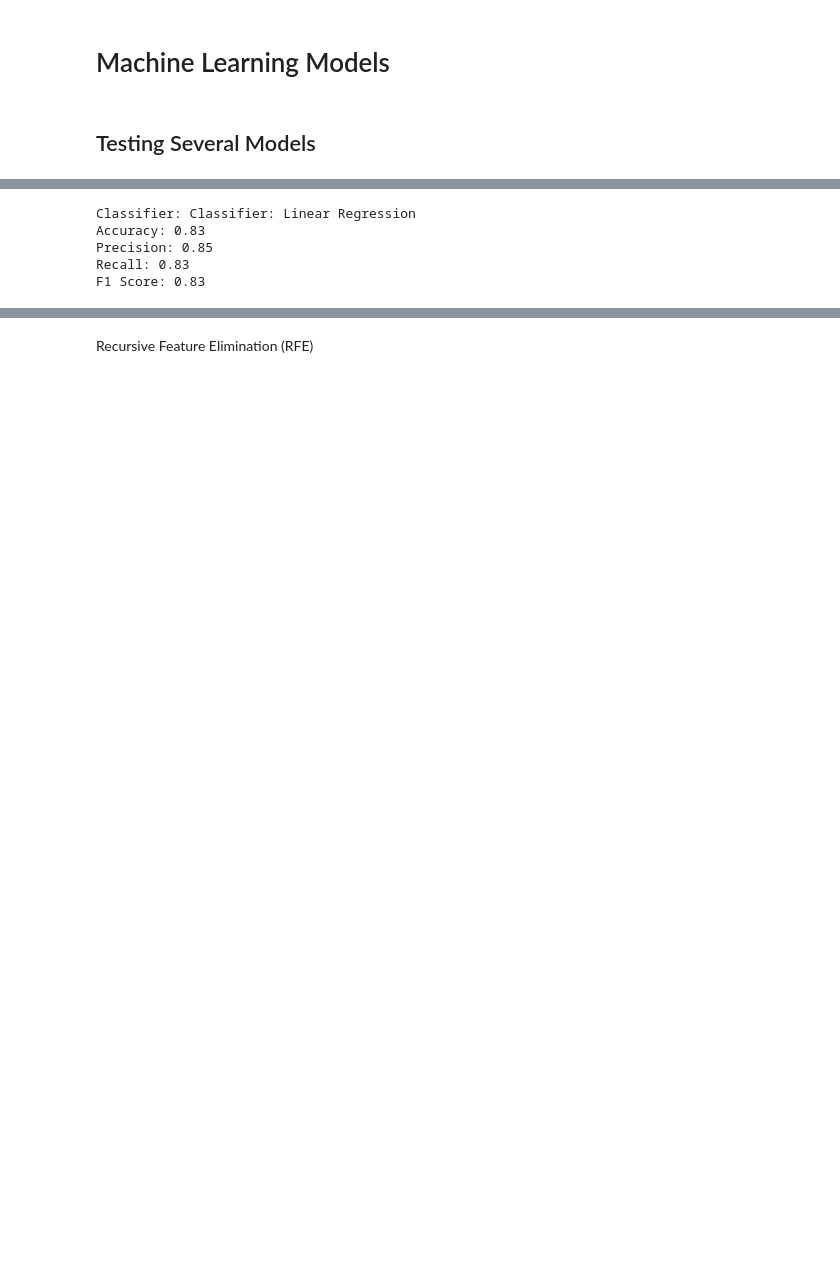
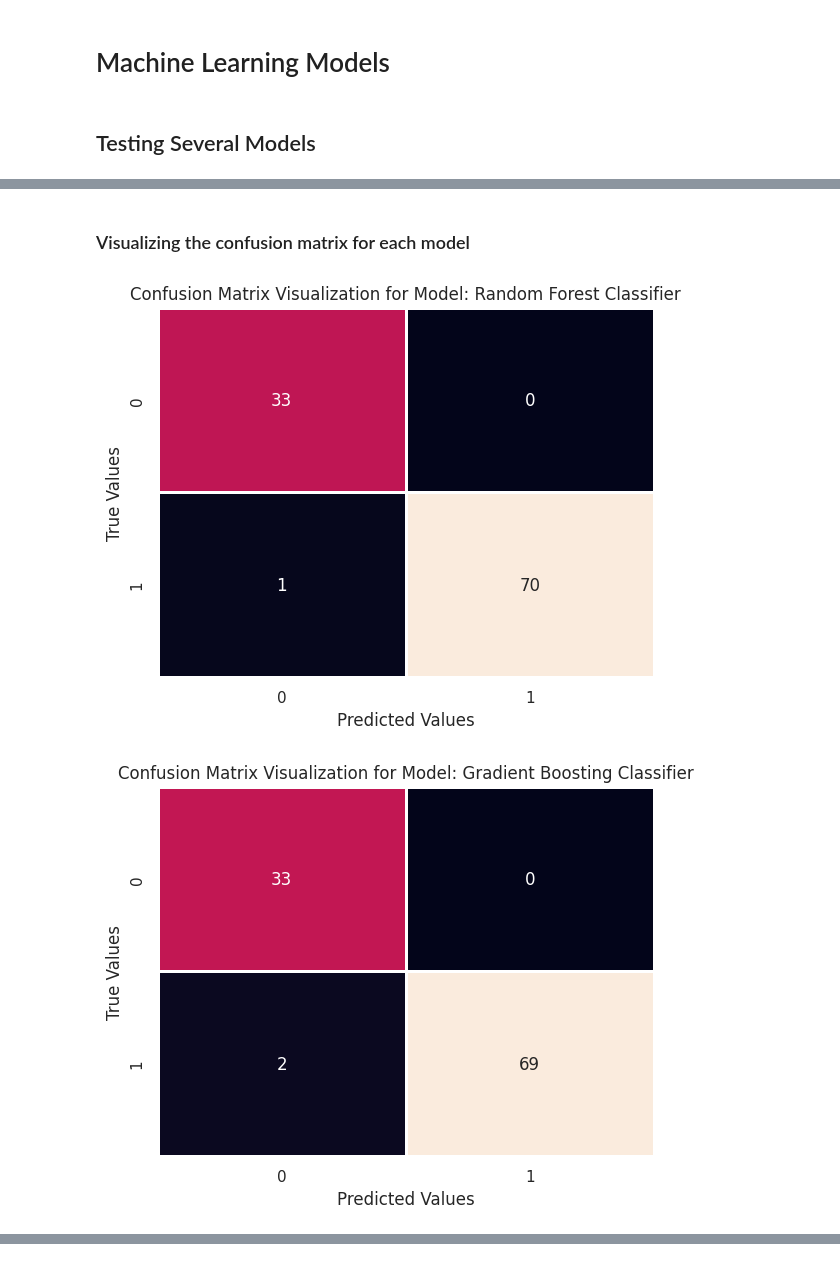
Before and after one commit to Musa-codelib/Diabetes-Prediction-Machine-Learning, a Jupyter notebook: cep_001.ipynb, the cells around one changed output, grey strips where cells are left out. Cells and saved outputs as stored; diff of their text form; code cells hidden in the pictures; blank space fills up the shorter version.

```diff
--- a/cep_001.ipynb
+++ b/cep_001.ipynb
@@ -357,10 +382,7 @@ models = [
 # %%
 # Iterate through classifiers and train, test, and display metrics
-accuracy_list = []
-precision_list = []
-recall_list = []
-f1score_list = []
 y_pred_list = []
+data = {}
 
 for model_name, model in models:
     # predict
@@ -374,10 +396,7 @@ for model_name, model in models:
     f1 = f1_score(y_test, y_pred, average="weighted")
 
     # append to lists
-    accuracy_list.append(accuracy)
-    precision_list.append(precision)
-    recall_list.append(recall)
-    f1score_list.append(f1)
+    data[model_name] = [accuracy, precision, recall, f1]
     y_pred_list.append(y_pred)
 
     # print
@@ -446,41 +444,13 @@ F1 Score: 0.99
+# %% [markdown]
+### Visualizing the confusion matrix for each model
 # %%
-model_name=""Random Forest Classifier", RandomForestClassifier(random_state=42)"
-model=LinearRegression()
-
-# predict
-model.fit(X_train, y_train)
-y_pred = model.predict(X_test)
-
-# standardize
-for i,pred in enumerate(y_pred):
-  if pred<0.5:
-    y_pred[i]=0
-  else:
-    y_pred[i]=1
-
-# evaluate
-accuracy = accuracy_score(y_test, y_pred)
-precision = precision_score(y_test, y_pred, average="weighted")
-recall = recall_score(y_test, y_pred, average="weighted")
-f1 = f1_score(y_test, y_pred, average="weighted")
-
-# append to lists
-accuracy_list.append(accuracy)
-precision_list.append(precision)
-recall_list.append(recall)
-f1score_list.append(f1)
-y_pred_list.append(y_pred)
-
-# print
-print(f"Classifier: {model_name}")
-print(f"Accuracy: {accuracy:.2f}")
-print(f"Precision: {precision:.2f}")
-print(f"Recall: {recall:.2f}")
-print(f"F1 Score: {f1:.2f}")
-print("\n")
+for i in range(3):
+    conf = confusion_matrix(y_test,y_pred_list[i])
+    sns.heatmap(confusion_matrix(y_test, y_pred_list[i]),annot=True,lw =2,cbar=False)
+    plt.ylabel("True Values")
+    plt.xlabel("Predicted Values")
+    plt.title("Confusion Matrix Visualization for Model: "+models[i][0])
+    plt.show()
 # %% [output]
-Classifier: Classifier: Linear Regression
-Accuracy: 0.83
-Precision: 0.85
-Recall: 0.83
-F1 Score: 0.83
+[figure, added]
+[figure, added]
@@ -487,2 +457,0 @@ F1 Score: 0.83
-# %% [markdown]
-Recursive Feature Elimination (RFE)
```
Also changed, not shown: parts of 34 cells of this notebook.
